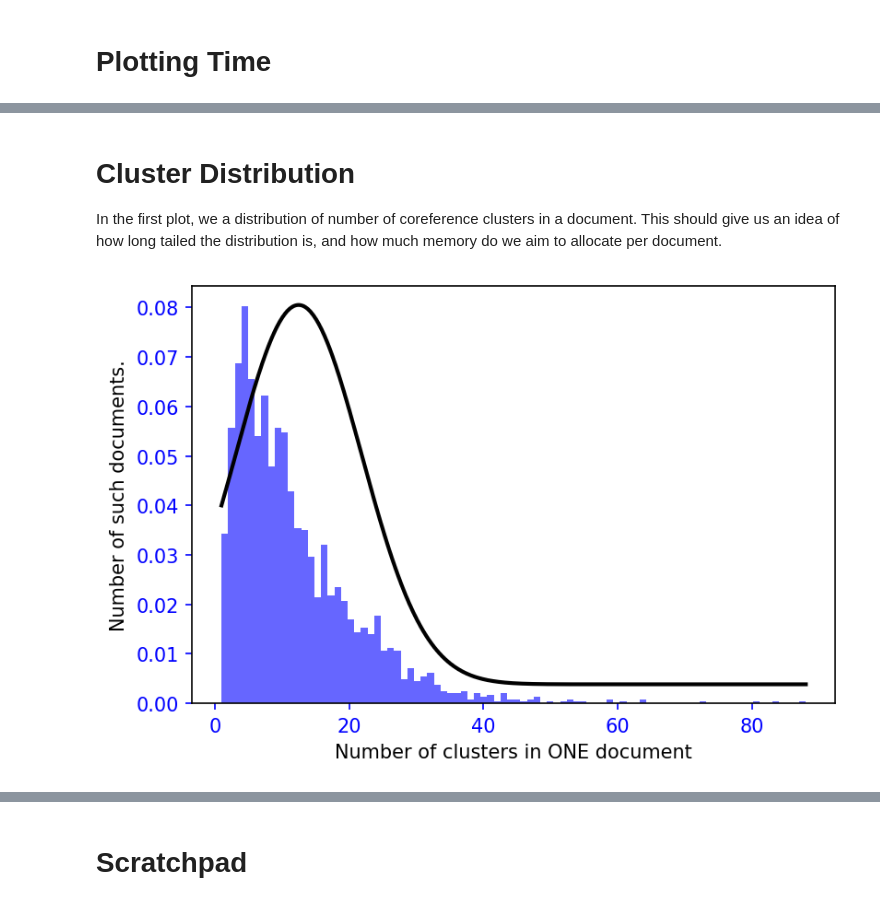
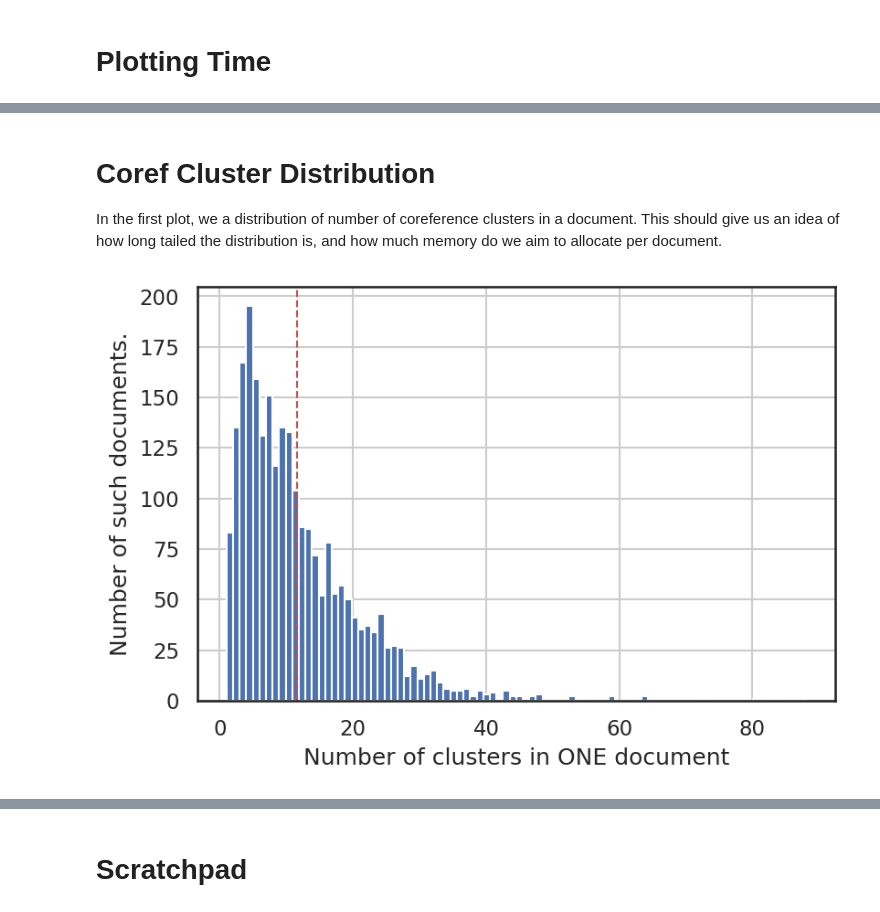
Before and after one commit to geraltofrivia/multitask-entitylevel-nlp, a Jupyter notebook: src/ner-overlaps.ipynb, the cells around one changed output, grey strips where cells are left out. Saved outputs shown, nothing was run; the diff lists cells and outputs as text; code cells hidden in the pictures.

Commit message:
The notebook is updated with more plots. Nice and toasty.

```diff
--- a/src/ner-overlaps.ipynb
+++ b/src/ner-overlaps.ipynb
@@ -43,12 +44,14 @@ dl = DataLoader('ontonotes', 'train', ignore_empty_coref=True)
 # %%
 summary['ignored_instances'] = 0
 summary['num_instances'] = len(dl)
+summary['tokens_per_doc'] = []
 summary['clusters_per_doc'] = []
 summary['elements_per_cluster'] = []
 summary['named_entities_per_doc'] = []
 summary['named_entities_per_tag'] = []
 
 summary['named_entities_unmatched_per_doc'] = []
+summary['named_entities_unmatched_per_tag'] = []
 summary['clusters_unmatched_per_doc'] = []
 summary['clusters_matched_per_doc'] = []
 ignored = 0
@@ -63,6 +66,9 @@ for i, doc in enumerate(tqdm(dl)):
     # noinspection PyTypeChecker
     spacy_doc = nlp(to_toks(doc.document))
 
+    # Find the number of tokens in a document
+    summary['tokens_per_doc'].append(len(to_toks(doc.document)))
+
     # Find statistics on the number of elements per cluster
     cardinalities = count_cluster_cardinality(doc)
     summary['elements_per_cluster'] += cardinalities
@@ -76,10 +82,11 @@ for i, doc in enumerate(tqdm(dl)):
     # Find statistics on the number of named entities per named entity tags
     summary['named_entities_per_tag'] += count_tag_n_entities(doc)
 
-    matches, n_unmatched = match_entities_to_coref_clusters(doc, spacy_doc)
+    matches, unmatched = match_entities_to_coref_clusters(doc, spacy_doc)
     unmatched_clusters = [k for k, v in matches.items() if not v]
     matched_clusters = [k for k, v in matches.items() if v]
-    summary['named_entities_unmatched_per_doc'].append(n_unmatched)
+    summary['named_entities_unmatched_per_doc'].append(len(unmatched))
+    summary['named_entities_unmatched_per_tag'] += [tupl[0] for tupl in unmatched]
 
     summary['clusters_unmatched_per_doc'].append(len(unmatched_clusters))
     summary['clusters_matched_per_doc'].append(len(matched_clusters))
@@ -148,9 +273,9 @@ def fancy_plot(data: list, bins=None, xlabel: str= None, ylabel: str = None, plo
 # %% [markdown]
-# Cluster Distribution
+# Coref Cluster Distribution
 In the first plot, we a distribution of number of coreference clusters in a document. This should give us an idea of how long tailed the distribution is, and how much memory do we aim to allocate per document.
 # %%
-fancy_plot(summary['clusters_per_doc'],
+plot_avec_mean(summary['clusters_per_doc'],
     xlabel="Number of clusters in ONE document",
     ylabel="Number of such documents.")
 # %% [output]
-[figure, old version]
+[figure, new version]
```
Also changed, not shown: parts of 18 cells of this notebook, 1 other file.
